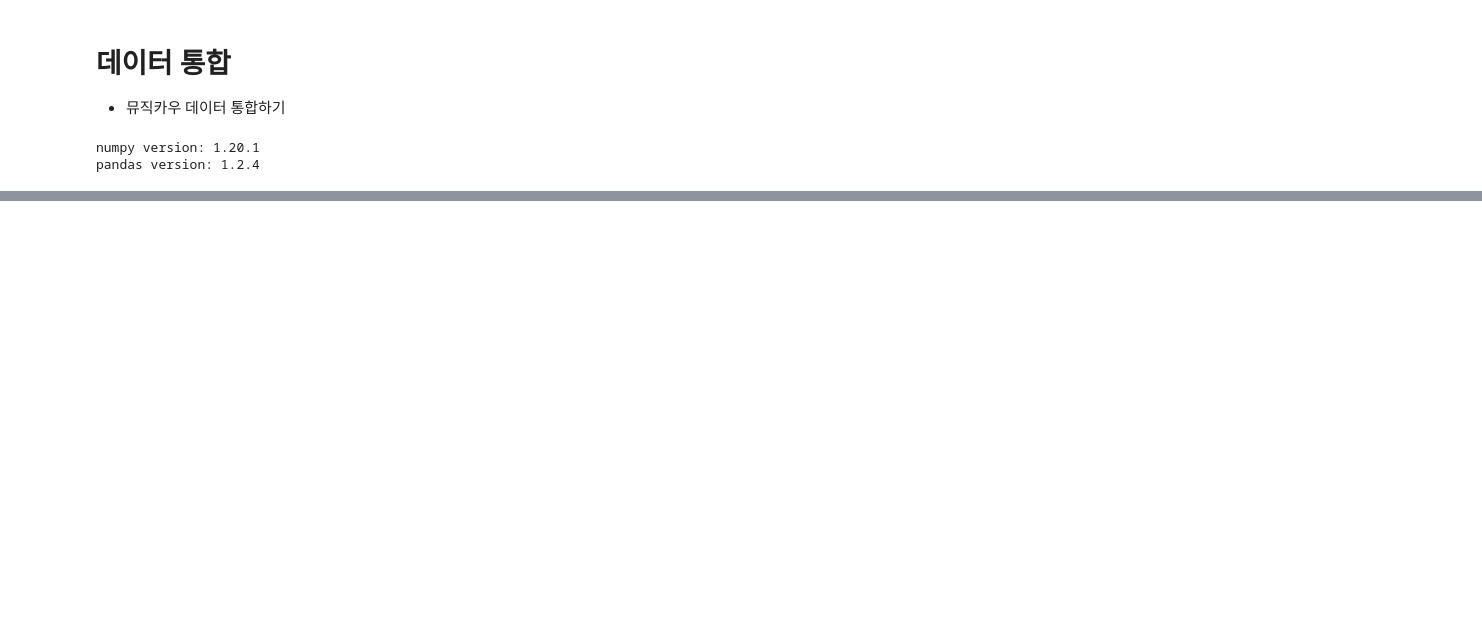
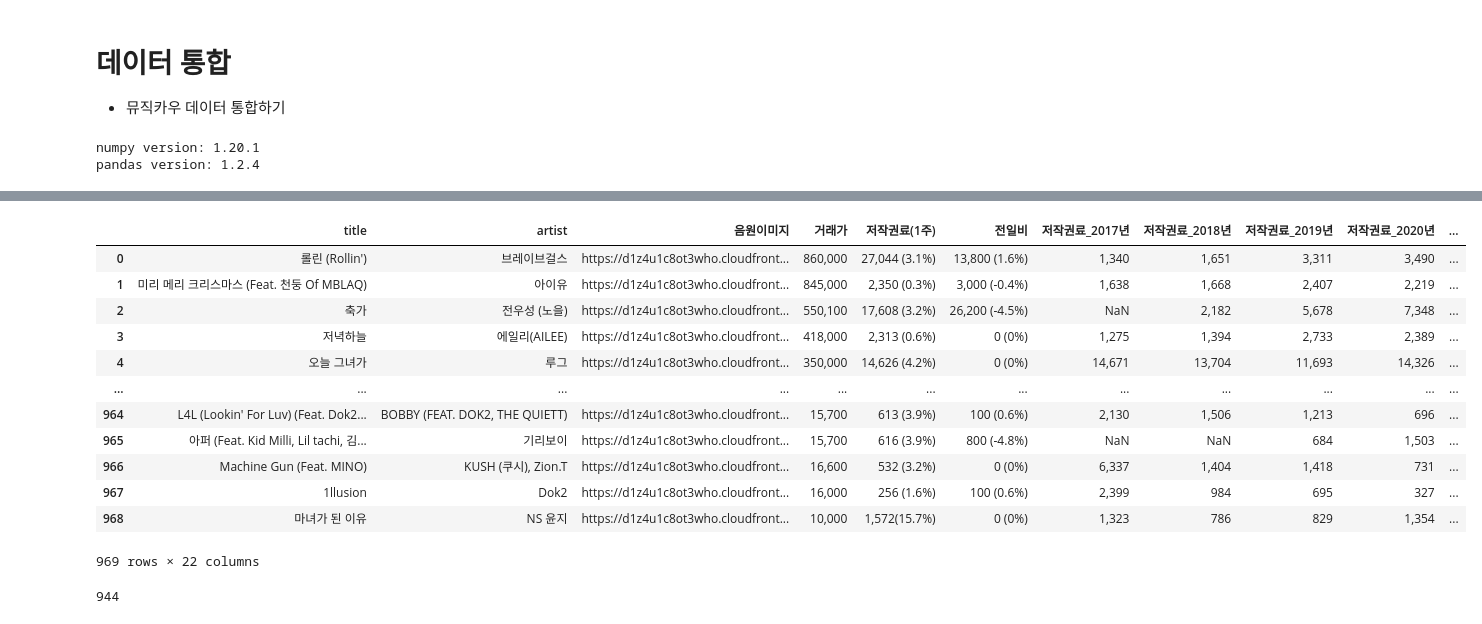
Before and after one commit to suyeondev/TIL, a Jupyter notebook: team project/데이터전처리[데이터통합1].ipynb, the cells around one changed output, grey strips where cells are left out. Saved outputs shown, nothing was run; the diff lists cells and outputs as text; code cells hidden in the pictures; blank space fills up the shorter version.

Commit message:
뮤직카우 & 지니뮤직 & 가온차트데이터 통합

```diff
--- a/team project/데이터전처리[데이터통합1].ipynb
+++ b/team project/데이터전처리[데이터통합1].ipynb
@@ -101,0 +79,21 @@ len(copyright)
+# %%
+# 전처리할 데이터 불러오기
+copyright = pd.read_csv('C:/Users/whgud/TIL/team project/뮤직카우_저작권정보.csv')
+merged_musicow= pd.read_csv('C:/Users/whgud/TIL/team project/musicow통합데이터.csv')
+# %%
+musicow=pd.merge(merged_musicow, copyright, how='inner',on=('title','artist'))
+musicow
+# %% [output]
+|  | title | artist | 음원이미지 | 거래가 | 저작권료(1주) | 전일비 | 저작권료_2017년 | 저작권료_2018년 | 저작권료_2019년 | 저작권료_2020년 | ... |
+| 0 | 롤린 (Rollin') | 브레이브걸스 | https://d1z4u1c8ot3who.cloudfront... | 860,000 | 27,044 (3.1%) | 13,800 (1.6%) | 1,340 | 1,651 | 3,311 | 3,490 | ... |
+| 1 | 미리 메리 크리스마스 (Feat. 천둥 Of MBLAQ) | 아이유 | https://d1z4u1c8ot3who.cloudfront... | 845,000 | 2,350 (0.3%) | 3,000 (-0.4%) | 1,638 | 1,668 | 2,407 | 2,219 | ... |
+| 2 | 축가 | 전우성 (노을) | https://d1z4u1c8ot3who.cloudfront... | 550,100 | 17,608 (3.2%) | 26,200 (-4.5%) | NaN | 2,182 | 5,678 | 7,348 | ... |
+| 3 | 저녁하늘 | 에일리(AILEE) | https://d1z4u1c8ot3who.cloudfront... | 418,000 | 2,313 (0.6%) | 0 (0%) | 1,275 | 1,394 | 2,733 | 2,389 | ... |
+| 4 | 오늘 그녀가 | 루그 | https://d1z4u1c8ot3who.cloudfront... | 350,000 | 14,626 (4.2%) | 0 (0%) | 14,671 | 13,704 | 11,693 | 14,326 | ... |
+| ... | ... | ... | ... | ... | ... | ... | ... | ... | ... | ... | ... |
+| 964 | L4L (Lookin' For Luv) (Feat. Dok2... | BOBBY (FEAT. DOK2, THE QUIETT) | https://d1z4u1c8ot3who.cloudfront... | 15,700 | 613 (3.9%) | 100 (0.6%) | 2,130 | 1,506 | 1,213 | 696 | ... |
+| 965 | 아퍼 (Feat. Kid Milli, Lil tachi, 김... | 기리보이 | https://d1z4u1c8ot3who.cloudfront... | 15,700 | 616 (3.9%) | 800 (-4.8%) | NaN | NaN | 684 | 1,503 | ... |
+| 966 | Machine Gun (Feat. MINO) | KUSH (쿠시), Zion.T | https://d1z4u1c8ot3who.cloudfront... | 16,600 | 532 (3.2%) | 0 (0%) | 6,337 | 1,404 | 1,418 | 731 | ... |
+| 967 | 1llusion | Dok2 | https://d1z4u1c8ot3who.cloudfront... | 16,000 | 256 (1.6%) | 100 (0.6%) | 2,399 | 984 | 695 | 327 | ... |
+| 968 | 마녀가 된 이유 | NS 윤지 | https://d1z4u1c8ot3who.cloudfront... | 10,000 | 1,572(15.7%) | 0 (0%) | 1,323 | 786 | 829 | 1,354 | ... |
+969 rows × 22 columns
@@ -101,0 +107,4 @@ len(copyright)
+# %%
+len(musicow_copyright)
+# %% [output]
+944
```
Also changed, not shown: parts of 21 cells of this notebook.
